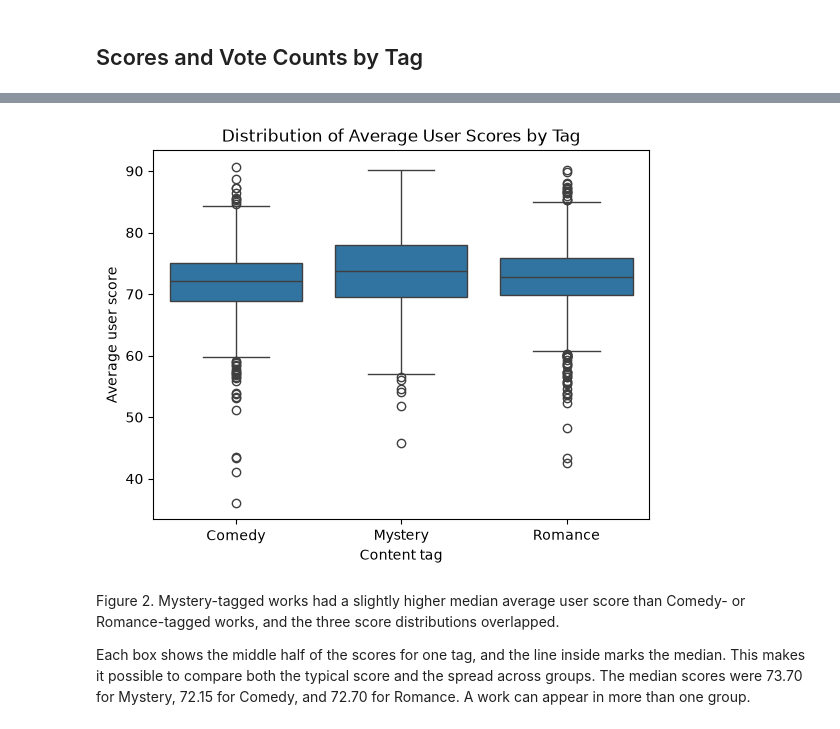
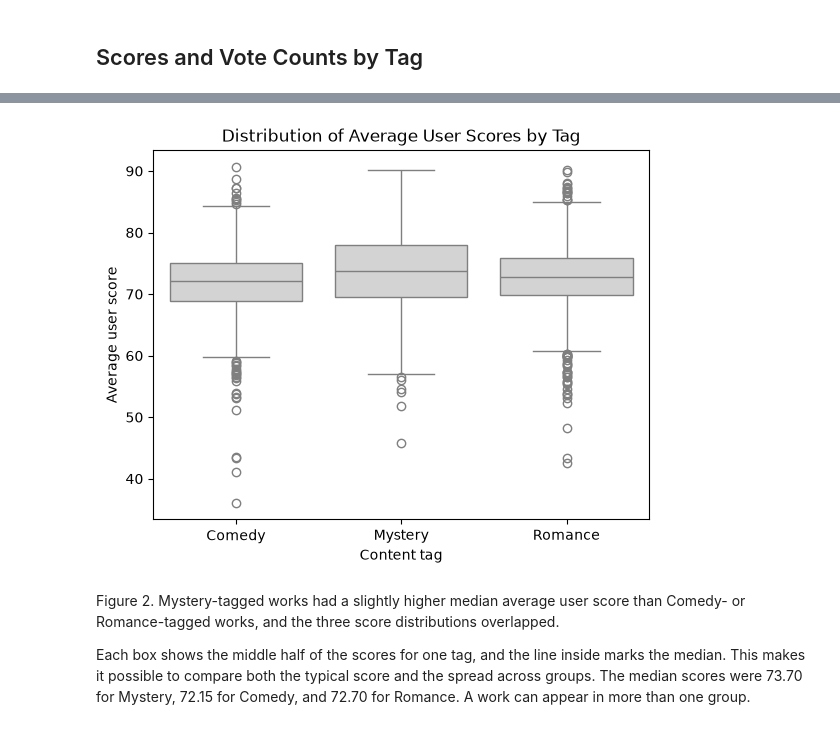
Before and after one commit to Bob0414/vndb-playtime-analysis, a Jupyter notebook: VN.ipynb, the cells around one changed output, grey strips where cells are left out. Saved outputs shown, nothing was run; the diff lists cells and outputs as text; code cells hidden in the pictures.

```diff
--- a/VN.ipynb
+++ b/VN.ipynb
@@ -393,0 +147,9 @@ More pages: False
+# %%
+import matplotlib.pyplot as plt
+import seaborn as sns
+
+from eda import get_study_tags, load_works, make_tag_table, select_playtimes
+
+vn_data = load_works("data/vndb_eda.json")
+print("Rows and columns:", vn_data.shape)
+print("Unique work IDs:", vn_data["id"].nunique())
@@ -504,0 +225,3 @@ tag_data.head()
+# %%
+tag_data = make_tag_table(vn_data)
+tag_data.head()
@@ -522,16 +260,11 @@ Name: id, dtype: int64
 # %%
-import matplotlib.pyplot as plt
-
 fig, ax = plt.subplots()
-sns.boxplot(data=tag_data, x="tag", y="average", ax=ax)
-ax.set(
-    title="Distribution of Average User Scores by Tag",
-    xlabel="Content tag",
-    ylabel="Average user score",
-)
+sns.boxplot(data=tag_data, x="tag", y="average", color="lightgray", ax=ax)
+ax.set(title="Distribution of Average User Scores by Tag",
+       xlabel="Content tag", ylabel="Average user score")
 plt.show()
 # %% [output]
-[figure, old version]
+[figure, new version]
 # %% [markdown]
 Figure 2. Mystery-tagged works had a slightly higher median average user score than Comedy- or Romance-tagged works, and the three score distributions overlapped.
 
```
Also changed, not shown: parts of 41 cells of this notebook, 1 other file.
